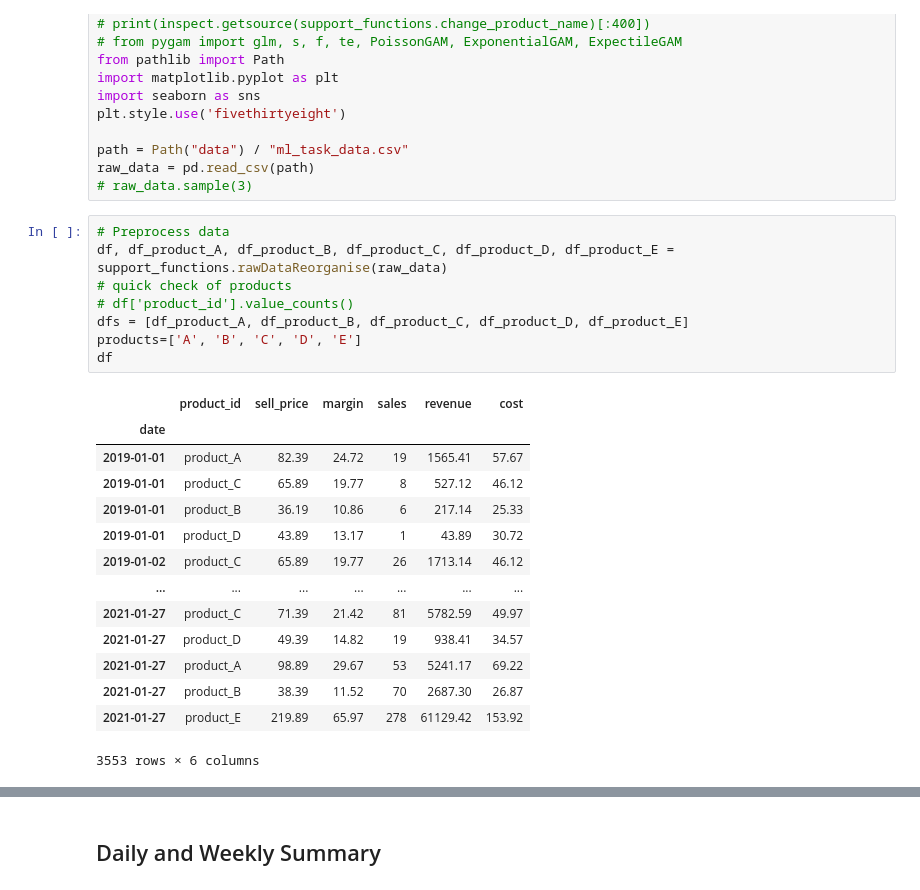
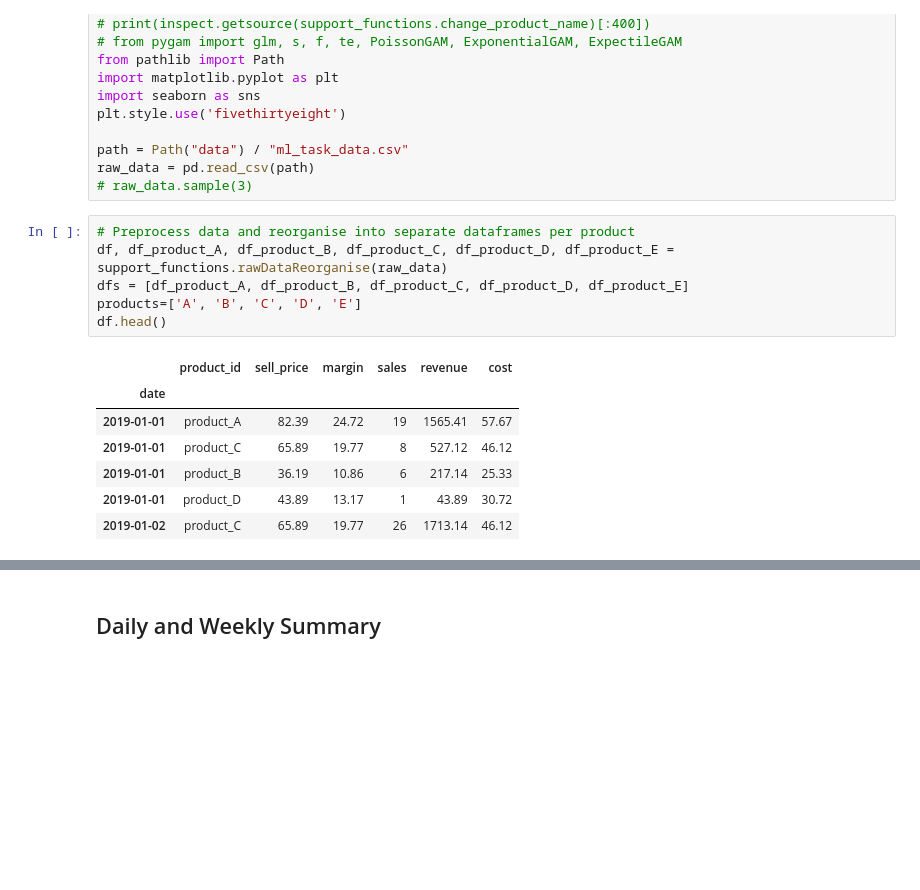
Before and after one commit to insoucyant/Pricing, a Jupyter notebook: analysis.ipynb, the cells around one changed output, grey strips where cells are left out. Saved outputs shown, nothing was run; the diff lists cells and outputs as text; blank space fills up the shorter version.

Commit message:
Finished with Data Preparation and Correlation Analysis

```diff
--- a/analysis.ipynb
+++ b/analysis.ipynb
@@ -20,26 +20,17 @@ path = Path("data") / "ml_task_data.csv"
 raw_data = pd.read_csv(path)
 # raw_data.sample(3)
 # %%
-# Preprocess data
+# Preprocess data and reorganise into separate dataframes per product
 df, df_product_A, df_product_B, df_product_C, df_product_D, df_product_E = support_functions.rawDataReorganise(raw_data)
-# quick check of products
-# df['product_id'].value_counts()
 dfs = [df_product_A, df_product_B, df_product_C, df_product_D, df_product_E]
 products=['A', 'B', 'C', 'D', 'E']
-df
+df.head()
 # %% [output]
 |  | product_id | sell_price | margin | sales | revenue | cost |
 | date |  |  |  |  |  |  |
 | 2019-01-01 | product_A | 82.39 | 24.72 | 19 | 1565.41 | 57.67 |
 | 2019-01-01 | product_C | 65.89 | 19.77 | 8 | 527.12 | 46.12 |
 | 2019-01-01 | product_B | 36.19 | 10.86 | 6 | 217.14 | 25.33 |
 | 2019-01-01 | product_D | 43.89 | 13.17 | 1 | 43.89 | 30.72 |
 | 2019-01-02 | product_C | 65.89 | 19.77 | 26 | 1713.14 | 46.12 |
-| ... | ... | ... | ... | ... | ... | ... |
-| 2021-01-27 | product_C | 71.39 | 21.42 | 81 | 5782.59 | 49.97 |
-| 2021-01-27 | product_D | 49.39 | 14.82 | 19 | 938.41 | 34.57 |
-| 2021-01-27 | product_A | 98.89 | 29.67 | 53 | 5241.17 | 69.22 |
-| 2021-01-27 | product_B | 38.39 | 11.52 | 70 | 2687.30 | 26.87 |
-| 2021-01-27 | product_E | 219.89 | 65.97 | 278 | 61129.42 | 153.92 |
-3553 rows × 6 columns
 # %%
```
Also changed, not shown: parts of 26 cells of this notebook, 1 other file.
